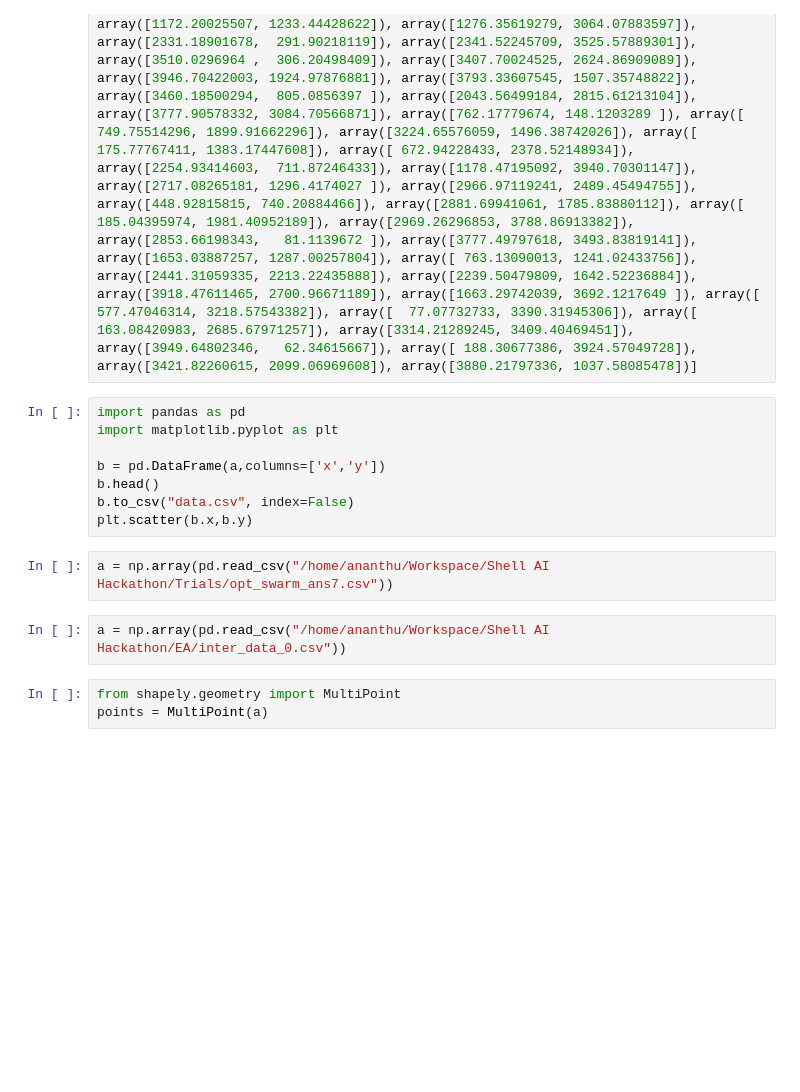
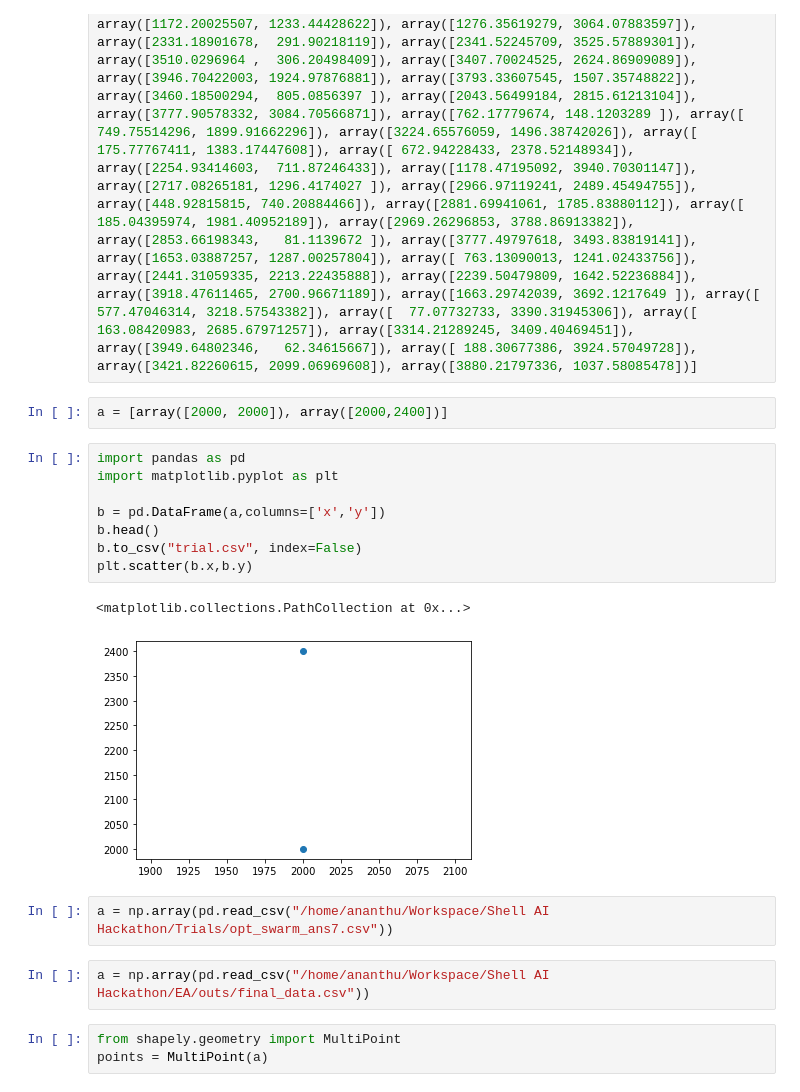
Before and after one commit to amw-18/Shell-AI-Hackathon, a Jupyter notebook: EA/roughshapely.ipynb, the cells around one changed output. Drawn from its saved outputs; the diff is of its cells as text; blank space fills up the shorter version.

```diff
--- a/EA/roughshapely.ipynb
+++ b/EA/roughshapely.ipynb
@@ -98,15 +98,20 @@ a = [array([1596.36676121,  138.45422947]), array([ 977.41222868, 3397.30858118]
+# %%
+a = [array([2000, 2000]), array([2000,2400])]
 # %%
 import pandas as pd
 import matplotlib.pyplot as plt
 
 b = pd.DataFrame(a,columns=['x','y'])
 b.head()
-b.to_csv("data.csv", index=False)
+b.to_csv("trial.csv", index=False)
 plt.scatter(b.x,b.y)
+# %% [output]
+<matplotlib.collections.PathCollection at 0x...>
+[figure, added]
 # %%
 a = np.array(pd.read_csv("/home/ananthu/Workspace/Shell AI Hackathon/Trials/opt_swarm_ans7.csv"))
 # %%
-a = np.array(pd.read_csv("/home/ananthu/Workspace/Shell AI Hackathon/EA/inter_data_0.csv"))
+a = np.array(pd.read_csv("/home/ananthu/Workspace/Shell AI Hackathon/EA/outs/final_data.csv"))
 # %%
 from shapely.geometry import MultiPoint
 points = MultiPoint(a)
```
Also changed, not shown: 3 other files.
